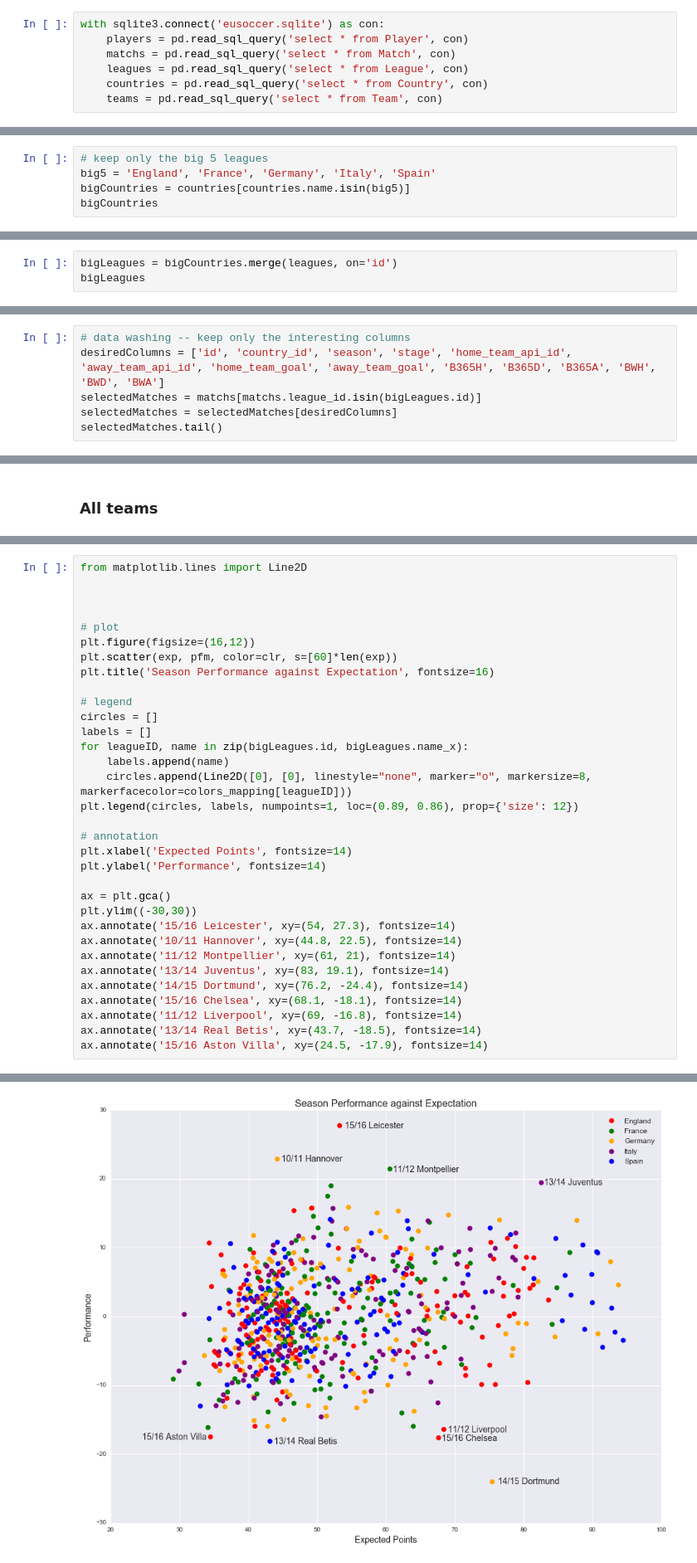
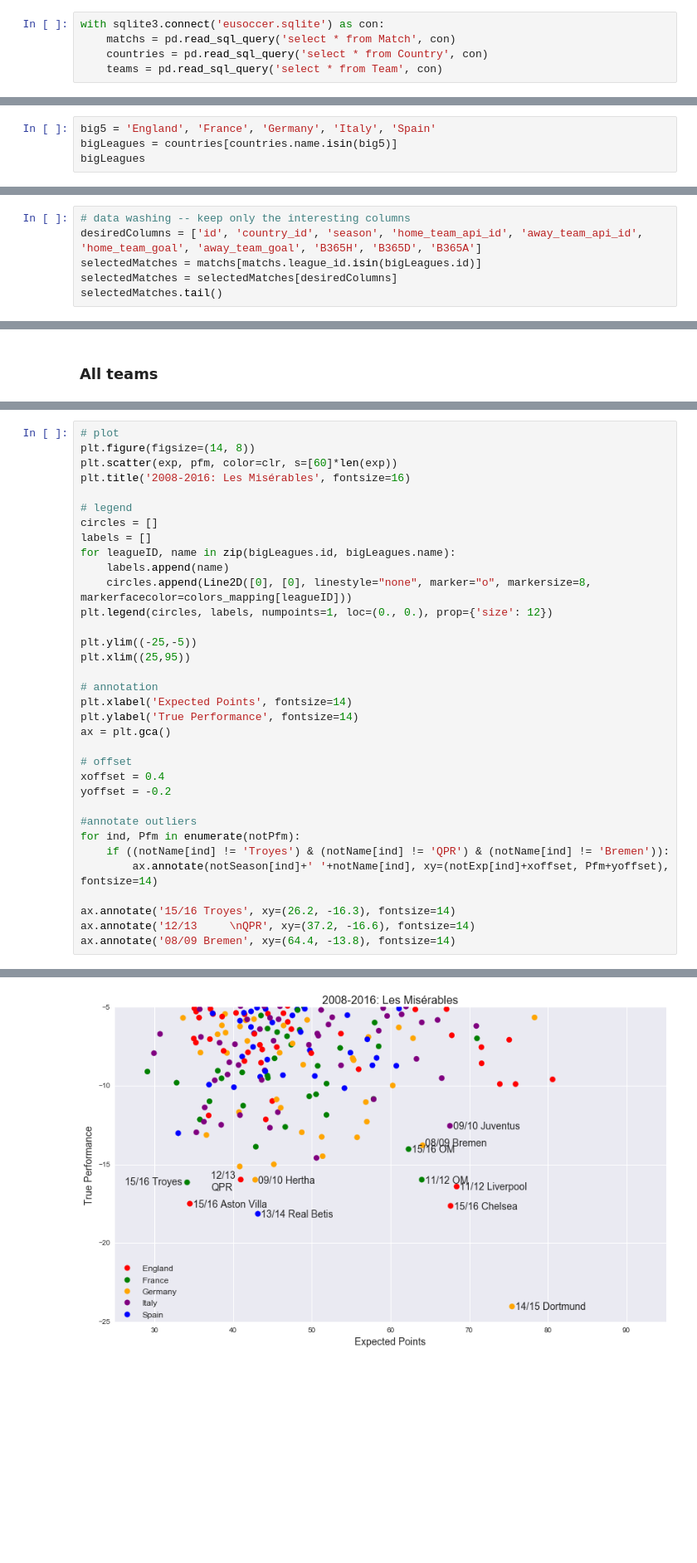
Before and after one commit to Jiaxigu/eu-football-analysis, a Jupyter notebook: eusoccer.ipynb, the cells around one changed output, grey strips where cells are left out. Shown at 83% size. Saved outputs shown, nothing was run; the diff lists cells and outputs as text; blank space fills up the shorter version.

Commit message:
automate plot annotation

```diff
--- a/eusoccer.ipynb
+++ b/eusoccer.ipynb
@@ -21,18 +22,15 @@ import seaborn as sns
 ## Load data
 # %%
 with sqlite3.connect('eusoccer.sqlite') as con:
-    players = pd.read_sql_query('select * from Player', con)
     matchs = pd.read_sql_query('select * from Match', con)
-    leagues = pd.read_sql_query('select * from League', con)
     countries = pd.read_sql_query('select * from Country', con)
     teams = pd.read_sql_query('select * from Team', con)
 # %% [markdown]
 ## Clean up
 # %%
-# keep only the big 5 leagues
 big5 = 'England', 'France', 'Germany', 'Italy', 'Spain'
-bigCountries = countries[countries.name.isin(big5)]
-bigCountries
+bigLeagues = countries[countries.name.isin(big5)]
+bigLeagues
 # %% [output]
 |  | id | name |
 | 1 | 1729 | England |
@@ -40,6 +38,3 @@ bigCountries
 | 3 | 7809 | Germany |
 | 4 | 10257 | Italy |
 | 9 | 21518 | Spain |
-# %%
-bigLeagues = bigCountries.merge(leagues, on='id')
-bigLeagues
@@ -53,6 +41,6 @@ bigLeagues
 # %%
 # data washing -- keep only the interesting columns
-desiredColumns = ['id', 'country_id', 'season', 'stage', 'home_team_api_id', 'away_team_api_id', 'home_team_goal', 'away_team_goal', 'B365H', 'B365D', 'B365A', 'BWH', 'BWD', 'BWA']
+desiredColumns = ['id', 'country_id', 'season', 'home_team_api_id', 'away_team_api_id', 'home_team_goal', 'away_team_goal', 'B365H', 'B365D', 'B365A']
 selectedMatches = matchs[matchs.league_id.isin(bigLeagues.id)]
 selectedMatches = selectedMatches[desiredColumns]
 selectedMatches.tail()
@@ -189,36 +310,37 @@ for season, seasonMatches in selectedMatches.groupby('season'):
 # %%
-from matplotlib.lines import Line2D
-
-
-
 # plot
-plt.figure(figsize=(16,12))
+plt.figure(figsize=(14, 8))
 plt.scatter(exp, pfm, color=clr, s=[60]*len(exp))
-plt.title('Season Performance against Expectation', fontsize=16)
+plt.title('2008-2016: Les Misérables', fontsize=16)
 
 # legend
 circles = []
 labels = []
-for leagueID, name in zip(bigLeagues.id, bigLeagues.name_x):
+for leagueID, name in zip(bigLeagues.id, bigLeagues.name):
     labels.append(name)
     circles.append(Line2D([0], [0], linestyle="none", marker="o", markersize=8, markerfacecolor=colors_mapping[leagueID]))
-plt.legend(circles, labels, numpoints=1, loc=(0.89, 0.86), prop={'size': 12})
+plt.legend(circles, labels, numpoints=1, loc=(0., 0.), prop={'size': 12})
+
+plt.ylim((-25,-5))
+plt.xlim((25,95))
 
 # annotation
 plt.xlabel('Expected Points', fontsize=14)
-plt.ylabel('Performance', fontsize=14)
+plt.ylabel('True Performance', fontsize=14)
+ax = plt.gca()
 
-ax = plt.gca()
-plt.ylim((-30,30))
-ax.annotate('15/16 Leicester', xy=(54, 27.3), fontsize=14)
-ax.annotate('10/11 Hannover', xy=(44.8, 22.5), fontsize=14)
-ax.annotate('11/12 Montpellier', xy=(61, 21), fontsize=14)
-ax.annotate('13/14 Juventus', xy=(83, 19.1), fontsize=14)
-ax.annotate('14/15 Dortmund', xy=(76.2, -24.4), fontsize=14)
-ax.annotate('15/16 Chelsea', xy=(68.1, -18.1), fontsize=14)
-ax.annotate('11/12 Liverpool', xy=(69, -16.8), fontsize=14)
-ax.annotate('13/14 Real Betis', xy=(43.7, -18.5), fontsize=14)
-ax.annotate('15/16 Aston Villa', xy=(24.5, -17.9), fontsize=14)
+# offset
+xoffset = 0.4
+yoffset = -0.2
+
+#annotate outliers
+for ind, Pfm in enumerate(notPfm):
+    if ((notName[ind] != 'Troyes') & (notName[ind] != 'QPR') & (notName[ind] != 'Bremen')):
+        ax.annotate(notSeason[ind]+' '+notName[ind], xy=(notExp[ind]+xoffset, Pfm+yoffset), fontsize=14)
+
+ax.annotate('15/16 Troyes', xy=(26.2, -16.3), fontsize=14)
+ax.annotate('12/13     \nQPR', xy=(37.2, -16.6), fontsize=14)
+ax.annotate('08/09 Bremen', xy=(64.4, -13.8), fontsize=14)
 # %% [output]
 <matplotlib.text.Annotation at 0x...>
-[figure, old version]
+[figure, new version]
```
Also changed, not shown: parts of 17 cells of this notebook, 3 other files.
